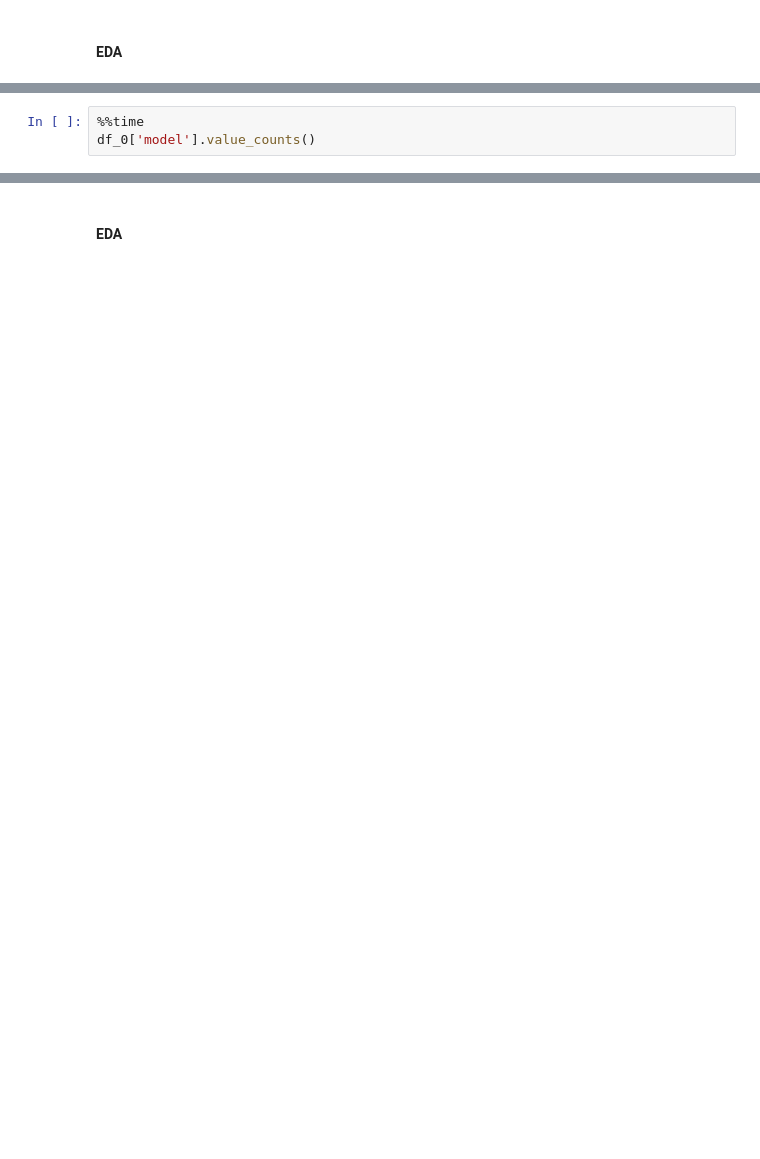
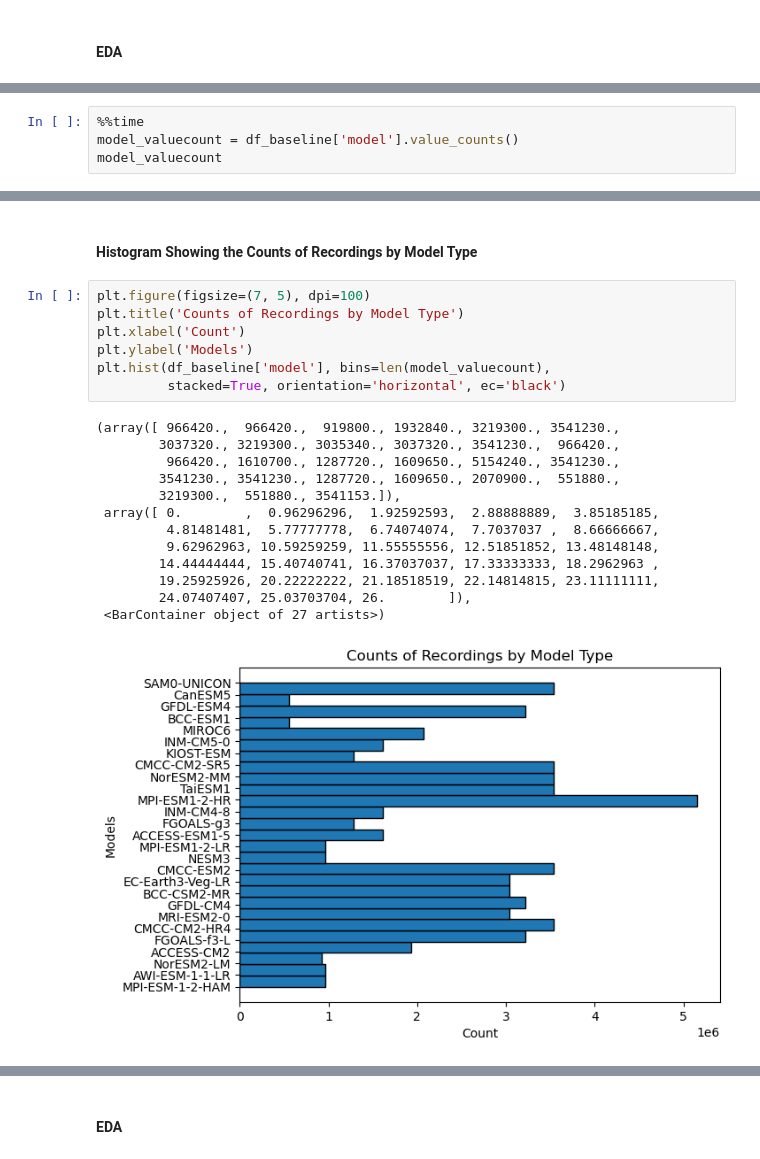
Before and after one commit to UBC-MDS/525-group16, a Jupyter notebook: notebooks/milestone1.ipynb, the cells around one changed output, grey strips where cells are left out. Drawn from its saved outputs; the diff is of its cells as text; blank space fills up the shorter version.

```diff
--- a/notebooks/milestone1.ipynb
+++ b/notebooks/milestone1.ipynb
@@ -159,4 +191,5 @@ Name: lat_min, Length: 84, dtype: int64
 # %%
 %%time
-df_0['model'].value_counts()
+model_valuecount = df_baseline['model'].value_counts()
+model_valuecount
 # %% [output]
@@ -179,4 +212,27 @@ NorESM2-LM           919800
 BCC-ESM1             551880
 CanESM5              551880
 Name: model, dtype: int64
+# %% [markdown]
+#### Histogram Showing the Counts of Recordings by Model Type
+# %%
+plt.figure(figsize=(7, 5), dpi=100)
+plt.title('Counts of Recordings by Model Type')
+plt.xlabel('Count')
+plt.ylabel('Models')
+plt.hist(df_baseline['model'], bins=len(model_valuecount),
+         stacked=True, orientation='horizontal', ec='black')
+# %% [output]
+(array([ 966420.,  966420.,  919800., 1932840., 3219300., 3541230.,
+        3037320., 3219300., 3035340., 3037320., 3541230.,  966420.,
+         966420., 1610700., 1287720., 1609650., 5154240., 3541230.,
+        3541230., 3541230., 1287720., 1609650., 2070900.,  551880.,
+        3219300.,  551880., 3541153.]),
+ array([ 0.        ,  0.96296296,  1.92592593,  2.88888889,  3.85185185,
+         4.81481481,  5.77777778,  6.74074074,  7.7037037 ,  8.66666667,
+         9.62962963, 10.59259259, 11.55555556, 12.51851852, 13.48148148,
+        14.44444444, 15.40740741, 16.37037037, 17.33333333, 18.2962963 ,
+        19.25925926, 20.22222222, 21.18518519, 22.14814815, 23.11111111,
+        24.07407407, 25.03703704, 26.        ]),
+ <BarContainer object of 27 artists>)
+[figure, added]
 # %% [markdown]
```
Also changed, not shown: parts of 68 cells of this notebook.
